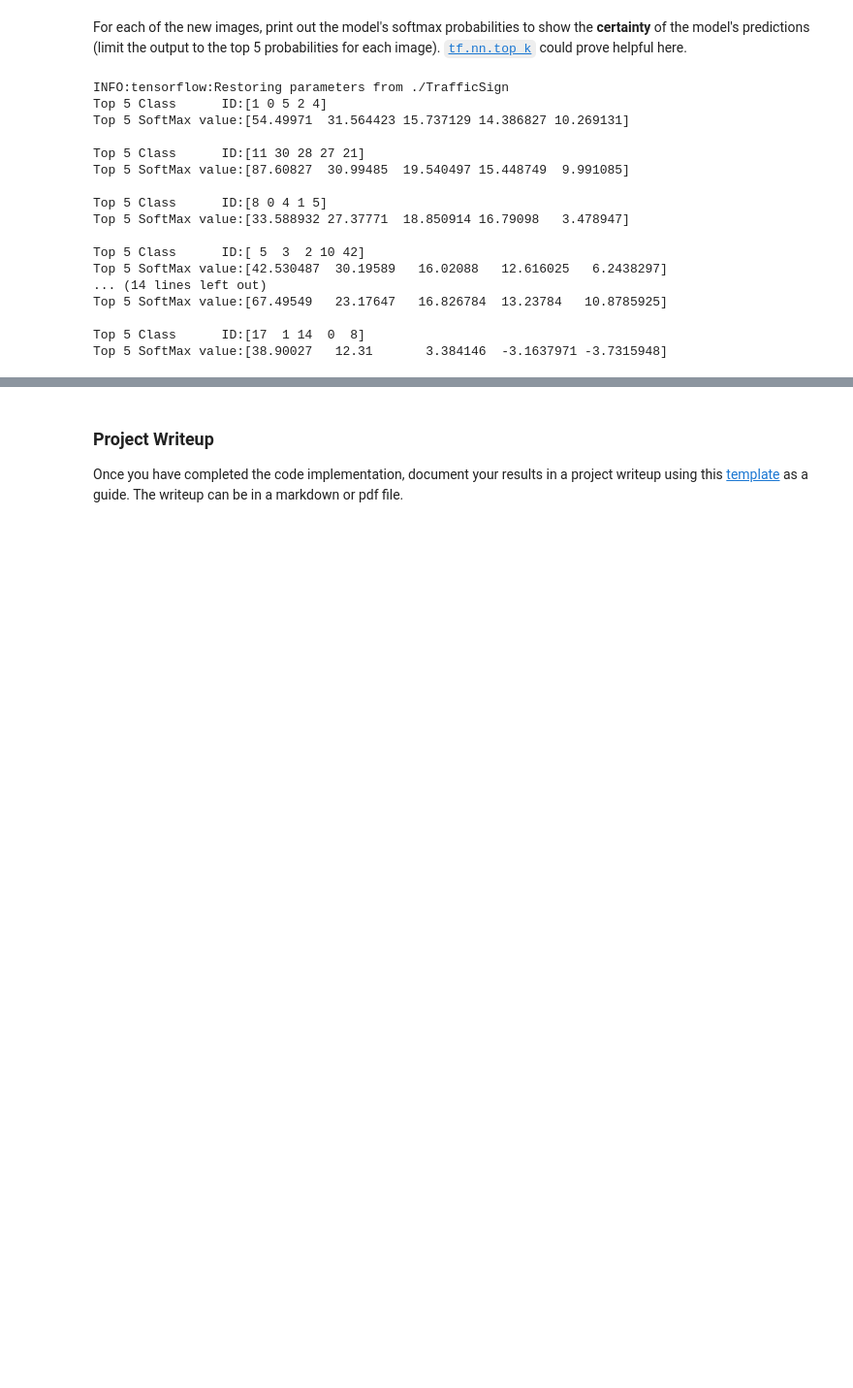
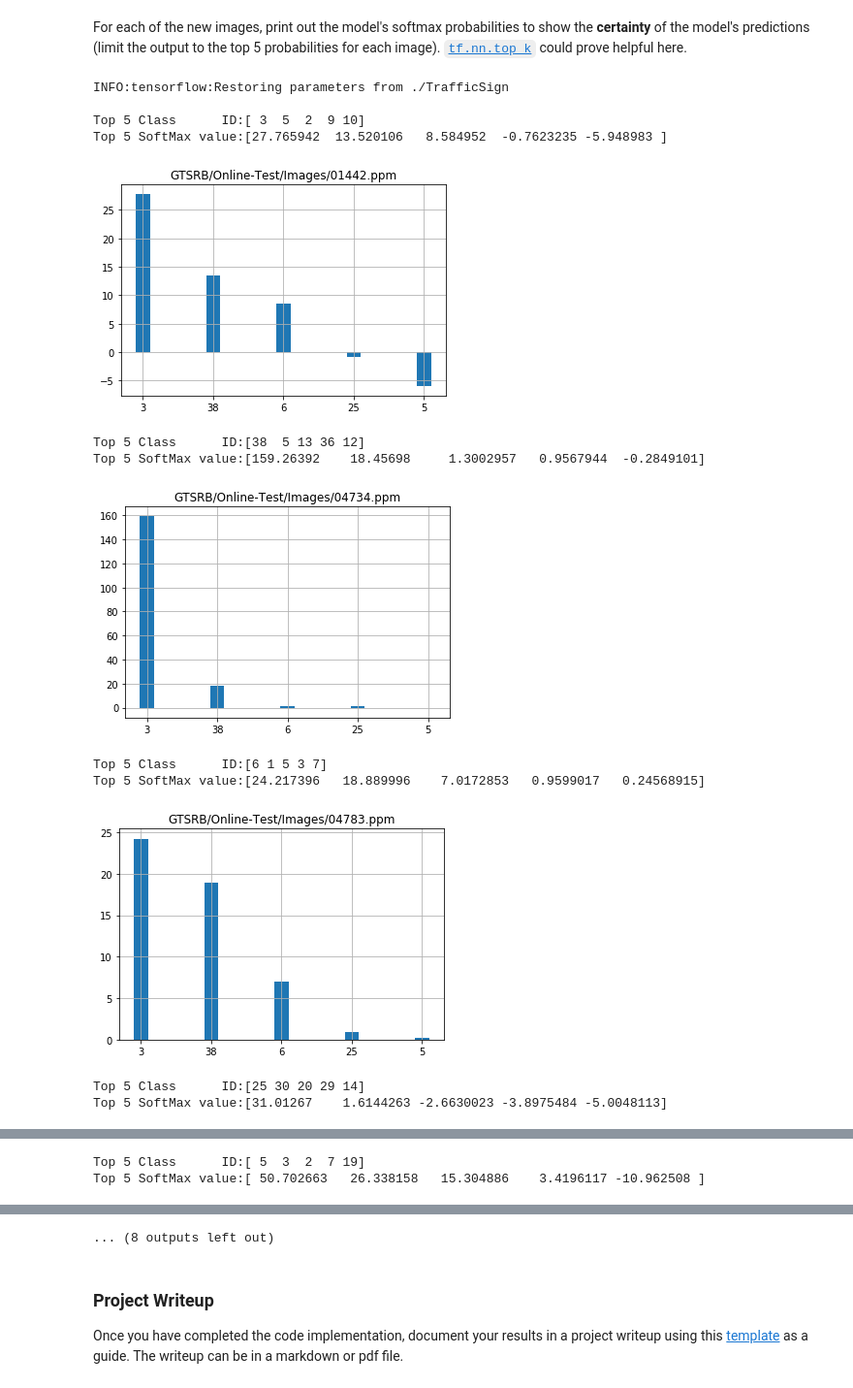
Before and after one commit to kuniyasu/udacity_homework2, a Jupyter notebook: Traffic_Sign_Classifier.ipynb, the cells around one changed output, grey strips where cells are left out. Shown at 97% size. Drawn from its saved outputs; the diff is of its cells as text; code cells hidden in the pictures; blank space fills up the shorter version.

```diff
--- a/Traffic_Sign_Classifier.ipynb
+++ b/Traffic_Sign_Classifier.ipynb
@@ -374,12 +435,14 @@ for i in range(gen_size):
 # %% [markdown]
 ### Predict the Sign Type for Each Image
 # %%
+test_images = np.array([normalization(image) for image in images ])
+
 with tf.Session() as sess:
     saver.restore(sess, tf.train.latest_checkpoint('.'))
     predictions = sess.run(prediction, feed_dict={x: test_images})
 
-
-print('\nPrediction    Truth')
+print()
+print('Prediction   Truth')
 print('----------   ------------')
 for p_i, y_i in zip(predictions, labels):
     print('{0:2d}            {1:2d}     '.format(p_i, y_i))
@@ -426,29 +489,35 @@ For each of the new images, print out the model's softmax probabilities to show
 # %%
 top_k = tf.nn.top_k(logits, k = 5)
 
 with tf.Session() as sess:
     saver.restore(sess, tf.train.latest_checkpoint('.'))
     result = sess.run(top_k, feed_dict={x: test_images} )
 
 for i in range(len(result[0])):
+    print()
     print('Top 5 Class      ID:' + str(result[1][i]) )
     print('Top 5 SoftMax value:' + str(result[0][i]) )
-    print()
+    data = result[0][i]
+    lebel = result[1][i]
+    x_width = 0.2
+    x_loc = np.array(range(len(data))) + x_width
+    plt.title(getFilename(indexes[i]) )
+    plt.bar(x_loc, data, width=x_width)     # 棒グラフの設定
+    plt.xticks(x_loc, labels)               # x軸にラベル設定
+    plt.grid(True)
+    # 描画実行
+    plt.show()
 # %% [output]
 INFO:tensorflow:Restoring parameters from ./TrafficSign
-Top 5 Class      ID:[1 0 5 2 4]
-Top 5 SoftMax value:[54.49971  31.564423 15.737129 14.386827 10.269131]
 
-Top 5 Class      ID:[11 30 28 27 21]
-Top 5 SoftMax value:[87.60827  30.99485  19.540497 15.448749  9.991085]
-
-Top 5 Class      ID:[8 0 4 1 5]
-Top 5 SoftMax value:[33.588932 27.37771  18.850914 16.79098   3.478947]
-
-Top 5 Class      ID:[ 5  3  2 10 42]
-Top 5 SoftMax value:[42.530487  30.19589   16.02088   12.616025   6.2438297]
-... (14 lines left out)
-Top 5 SoftMax value:[67.49549   23.17647   16.826784  13.23784   10.8785925]
-
-Top 5 Class      ID:[17  1 14  0  8]
-Top 5 SoftMax value:[38.90027   12.31       3.384146  -3.1637971 -3.7315948]
+Top 5 Class      ID:[ 3  5  2  9 10]
+Top 5 SoftMax value:[27.765942  13.520106   8.584952  -0.7623235 -5.948983 ]
+[figure, added]
+Top 5 Class      ID:[38  5 13 36 12]
+Top 5 SoftMax value:[159.26392    18.45698     1.3002957   0.9567944  -0.2849101]
+[figure, added]
+Top 5 Class      ID:[6 1 5 3 7]
+Top 5 SoftMax value:[24.217396   18.889996    7.0172853   0.9599017   0.24568915]
+[figure, added]
+Top 5 Class      ID:[25 30 20 29 14]
+Top 5 SoftMax value:[31.01267    1.6144263 -2.6630023 -3.8975484 -5.0048113]
@@ -454,0 +525,2 @@ Top 5 SoftMax value:[38.90027   12.31       3.384146  -3.1637971 -3.7315948]
+Top 5 Class      ID:[ 5  3  2  7 19]
+Top 5 SoftMax value:[ 50.702663   26.338158   15.304886    3.4196117 -10.962508 ]
@@ -455,3 +531,4 @@ Top 5 SoftMax value:[38.90027   12.31       3.384146  -3.1637971 -3.7315948]
+... (8 outputs left out)
 # %% [markdown]
 ### Project Writeup
 
```
Also changed, not shown: parts of 10 cells of this notebook.
